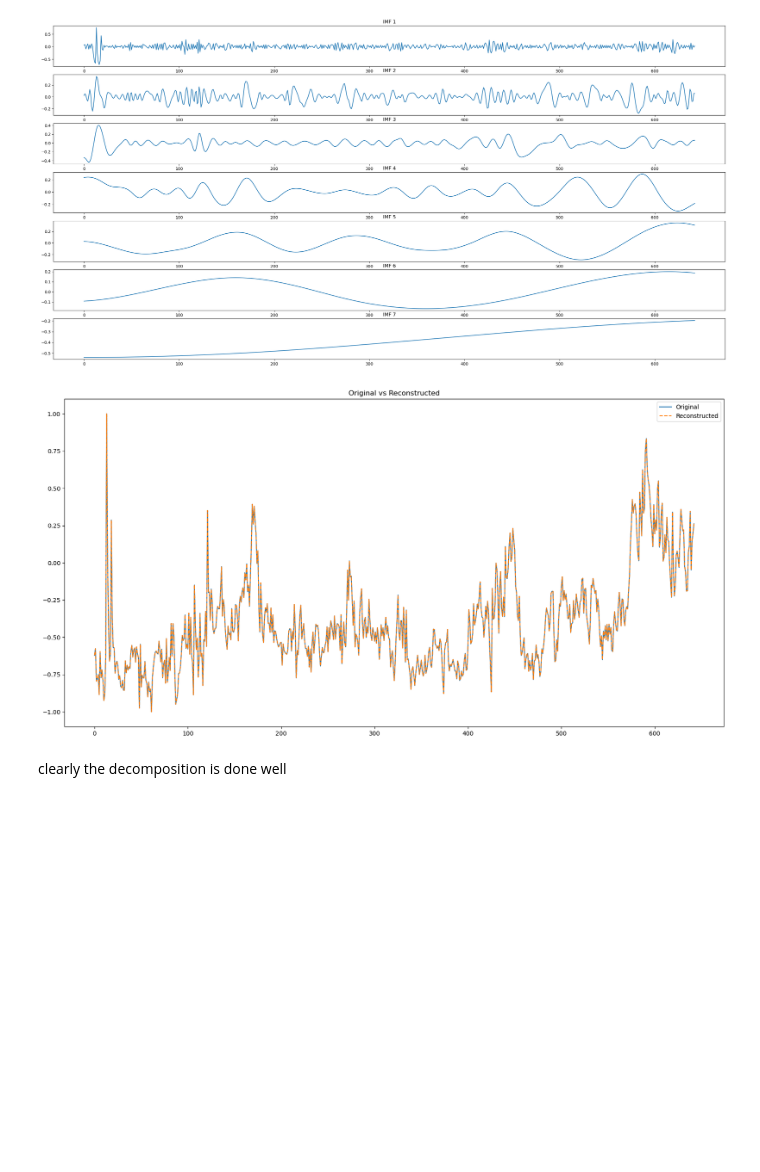
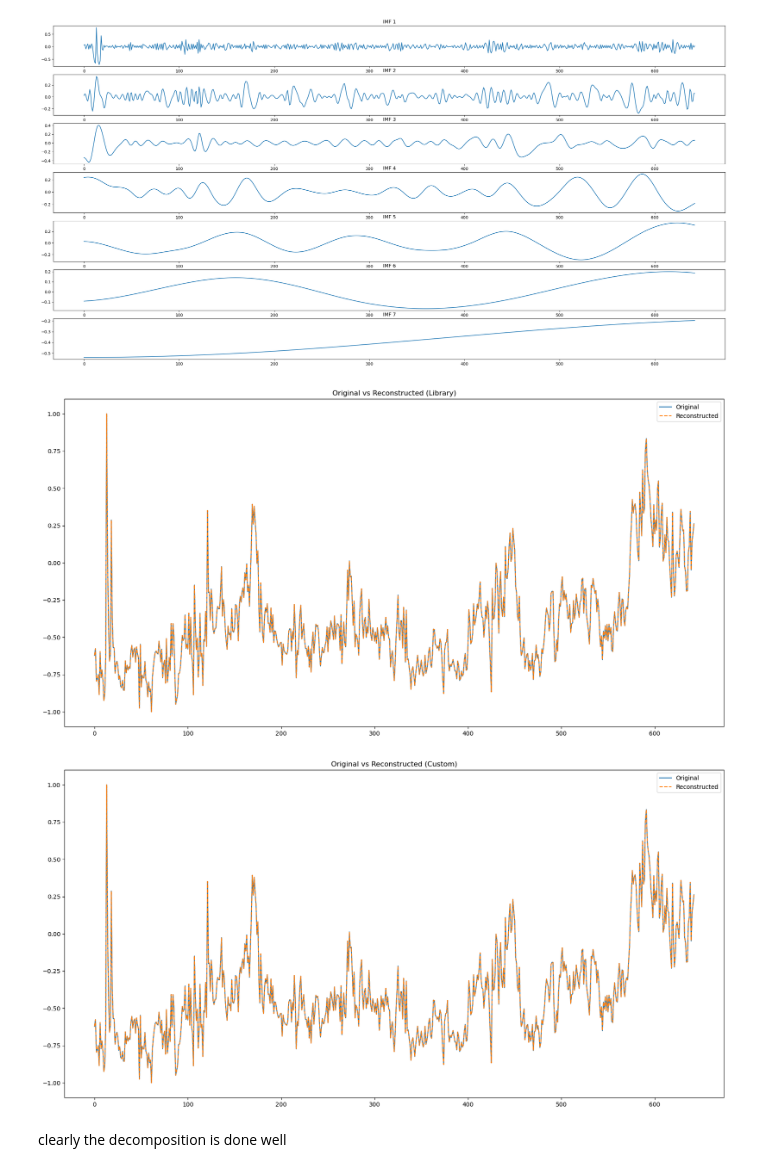
Before and after one commit to AmeyChoudhary/DPCN_Baby_Sharks, a Jupyter notebook: Amey/final_hht.ipynb, the cells around one changed output. Drawn from its saved outputs; the diff is of its cells as text; code cells hidden in the pictures; blank space fills up the shorter version.

Commit message:
HHT custom code + explanation

```diff
--- a/Amey/final_hht.ipynb
+++ b/Amey/final_hht.ipynb
@@ -100,0 +126,26 @@ from scipy.signal import hilbert
+# %%
+def manual_hilbert(imf):
+    # Step 1: Compute the Fourier Transform
+    N = len(imf)
+    imf_fft = np.fft.fft(imf)
+
+    # Step 2: Create a filter h for the Hilbert transform, Doubles the height of the positive and get rid of the negatives.
+    h = np.zeros(N)
+    if N % 2 == 0:
+        # N is even
+        h[0] = 1
+        h[1:N//2] = 2
+        # Nyquist frequency should remain unchanged, h[N//2] = 1 implicitly as h is initialized with zeros
+        # Negative frequencies are already set to zero
+    else:
+        # N is odd
+        h[0] = 1
+        h[1:(N//2) + 1] = 2
+        # Negative frequencies are already set to zero
+
+    # Apply the filter to the FFT of the signal
+    imf_fft_filtered = imf_fft * h
+
+    # Step 3: Compute the Inverse Fourier Transform
+    hilbert_transform = np.fft.ifft(imf_fft_filtered)
+    return hilbert_transform
@@ -101,10 +160,8 @@ from scipy.signal import hilbert
 # %%
-# performing signal decomposition
-
 # Perform EMD
 emd = EMD()
 imfs = emd.emd(cases_time_series_scaled)
-
+IMFs2 = [manual_hilbert(imf) for imf in imfs]
 IMFs = [hilbert(imf) for imf in imfs]
 IMFs = np.array(IMFs)
 n_imfs = len(IMFs)
@@ -121,14 +178,25 @@ plt.show()
 # %%
 # checking the IMFs and actual
 reconstructed_time_series = IMFs.sum(axis=0)
 plt.figure(figsize=(20, 10))
 plt.plot(cases_time_series_scaled, label="Original" )
 plt.plot(reconstructed_time_series, label="Reconstructed", linestyle="--")
-plt.title("Original vs Reconstructed")
+plt.title("Original vs Reconstructed (Library)")
 plt.legend()
 plt.show()
+
+# Plot imfs2 and actual
+IMFs2 = np.array(IMFs2)
+reconstructed_time_series2 = IMFs2.sum(axis=0)
+plt.figure(figsize=(20, 10))
+plt.plot(cases_time_series_scaled, label="Original" )
+plt.plot(reconstructed_time_series2, label="Reconstructed", linestyle="--")
+plt.title("Original vs Reconstructed (Custom)")
+plt.legend()
+plt.show()
 # %% [output]
-[figure, old version]
+[figure, new version]
+[figure, added]
 # %% [markdown]
 clearly the decomposition is done well
 # %%
```
Also changed, not shown: parts of 7 cells of this notebook.
